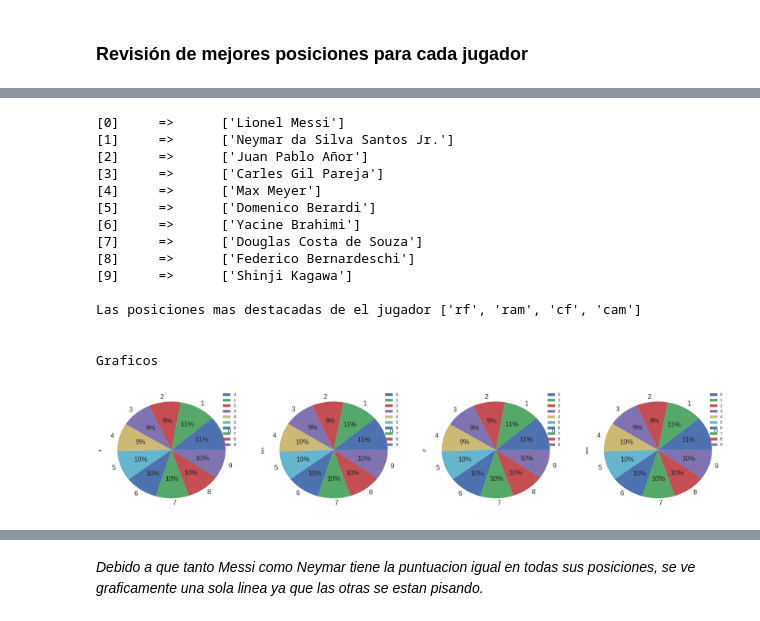
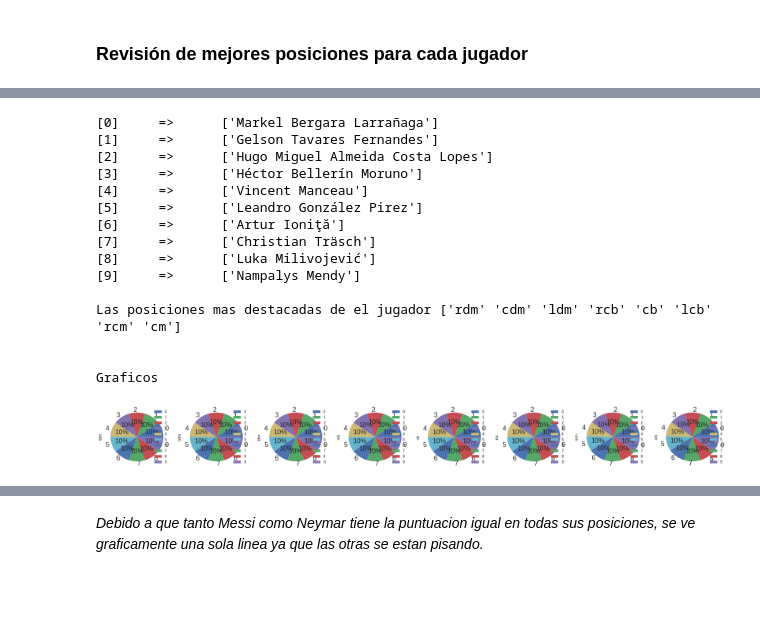
Before and after one commit to WillArevalo/ML-Comparision-characters-FIFA2018, a Jupyter notebook: Recommendation_fifa_18_data_set_kaggle.ipynb, the cells around one changed output, grey strips where cells are left out. Saved outputs shown, nothing was run; the diff lists cells and outputs as text; code cells hidden in the pictures; blank space fills up the shorter version.

```diff
--- a/Recommendation_fifa_18_data_set_kaggle.ipynb
+++ b/Recommendation_fifa_18_data_set_kaggle.ipynb
@@ -404,7 +381,7 @@ comparison_data.head()
 ## Comparación de prueba paso 4
 # %%
 jugador1 = comparison_data.loc[comparison_data['full_name'].isin(['Neymar da Silva Santos Jr.'])]
-jugador2 = comparison_data.loc[comparison_data['full_name'].isin(['Lionel Messi'])]
+jugador2 = comparison_data.loc[comparison_data['full_name'].isin(['Luis Suárez'])]
 print(jugador1.full_name[0]," VS ",jugador2.full_name[0])
 jugador1 = jugador1.drop('full_name',axis=1)
 jugador2 = jugador2.drop('full_name',axis=1)
@@ -517,35 +520,3 @@ jugadores_pos.shape[0]
 17994
 # %% [markdown]
 ### Revisión de mejores posiciones para cada jugador
-# %%
-feature_try = ['rs', 'rf', 'st', 'cf', 'ls', 'lf', 'rw', 'ram', 'lw', 'cam']
-score = []
-similares = {}
-for i in range(jugadores_pos.shape[0]):
-  features_find_all = []
-  jugador_comparison = jugadores_pos[i:i+1] #Hmmmm
-  jugador_i = jugadores_pos[i:i+1]
-  for j in range(4):
-    if pd.isnull(jugador_i.idxmax(axis = 1)[0]):
-      break
-    features_find_all.append(jugador_i.idxmax(axis = 1)[0])
-    jugador_i = jugador_i.drop(features_find_all[j], axis=1)
-  """Que tenga las mismas caracteristicas"""
-  if (len(np.setdiff1d(features_find,features_find_all)) <= 2):
-    suma = 0
-    similares.update({comparison_data[i:i+1]['full_name'][0]:suma})
-
-    diff = []
-    for k in range(len(jugador_pos_base.values[0])):
-
-      if (abs(jugador_comparison.values[0][k] - jugador_pos_base.values[0][k])) < 3:
-        diff.append(1)
-      else:
-        diff.append(0)
-
-
-    for el in diff:
-      suma += el
-    score.append(suma)
-
-    similares[comparison_data[i:i+1]['full_name'][0]]=suma
@@ -653,7 +675,7 @@ featchar.set_ylim(40, 95);
 # %%
-if "full_name" in features_find:
-  features_find.remove("full_name")
-row2 = dffinal[features_find].iloc[0]
+if "full_name" in columns:
+  columns.remove("full_name")
+row2 = dffinal[columns].iloc[0]
 featchar = row2.plot(kind='bar', figsize=(30, 8), fontsize=18)
 featchar.set_title('Jugador seleccionado: '+dffinal[['full_name']].iloc[0].values);
 featchar.set_ylim(60, 95);
@@ -669,25 +691,25 @@ barsplot2.set_ylim(50, 95);
 # %%
-ftplot2 = dffinal[features_find].plot.pie(subplots=True, figsize=(30, 6),  autopct='%1.0f%%', fontsize=18)
+ftplot2 = dffinal[columns].plot.pie(subplots=True, figsize=(30, 3),  autopct='%1.0f%%', fontsize=18)
 for i in range(dffinal.shape[0]):
   print("""{} \t=> \t{}""".format(dffinal.loc[i:i, :].index.values, dffinal[['full_name']].loc[i, :].values))
 
-print("\nLas posiciones mas destacadas de el jugador",features_find)
+print("\nLas posiciones mas destacadas de el jugador",columns)
 print("\n\n\033[1mGraficos\033[0m")
 # %% [output]
-[0]     =>      ['Lionel Messi']
-[1]     =>      ['Neymar da Silva Santos Jr.']
-[2]     =>      ['Juan Pablo Añor']
-[3]     =>      ['Carles Gil Pareja']
-[4]     =>      ['Max Meyer']
-[5]     =>      ['Domenico Berardi']
-[6]     =>      ['Yacine Brahimi']
-[7]     =>      ['Douglas Costa de Souza']
-[8]     =>      ['Federico Bernardeschi']
-[9]     =>      ['Shinji Kagawa']
+[0]     =>      ['Markel Bergara Larrañaga']
+[1]     =>      ['Gelson Tavares Fernandes']
+[2]     =>      ['Hugo Miguel Almeida Costa Lopes']
+[3]     =>      ['Héctor Bellerín Moruno']
+[4]     =>      ['Vincent Manceau']
+[5]     =>      ['Leandro González Pirez']
+[6]     =>      ['Artur Ioniţă']
+[7]     =>      ['Christian Träsch']
+[8]     =>      ['Luka Milivojević']
+[9]     =>      ['Nampalys Mendy']
 
-Las posiciones mas destacadas de el jugador ['rf', 'ram', 'cf', 'cam']
+Las posiciones mas destacadas de el jugador ['rdm' 'cdm' 'ldm' 'rcb' 'cb' 'lcb' 'rcm' 'cm']
 
 
 Graficos
-[figure, old version]
+[figure, new version]
 # %%
```
Also changed, not shown: parts of 30 cells of this notebook.
